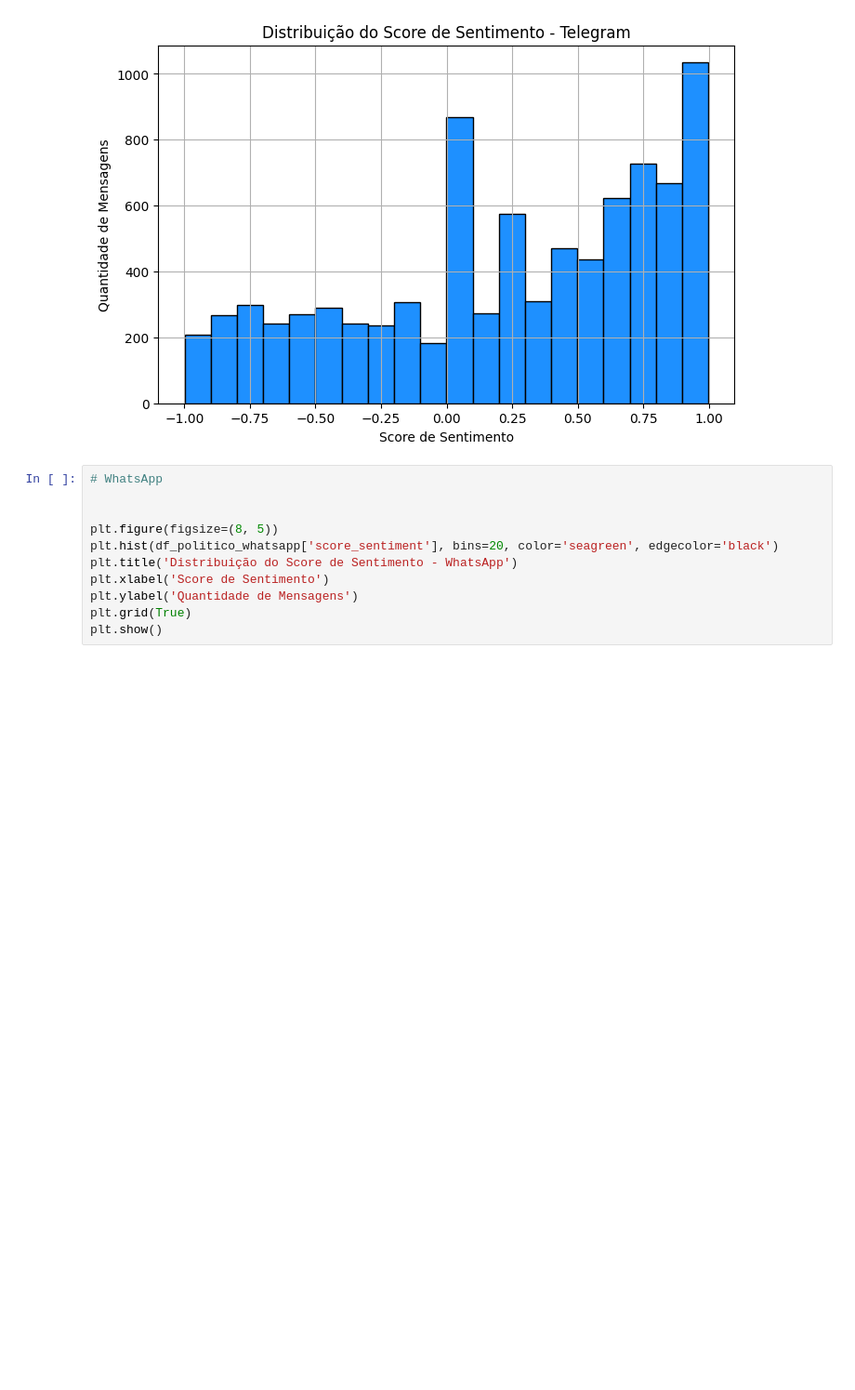
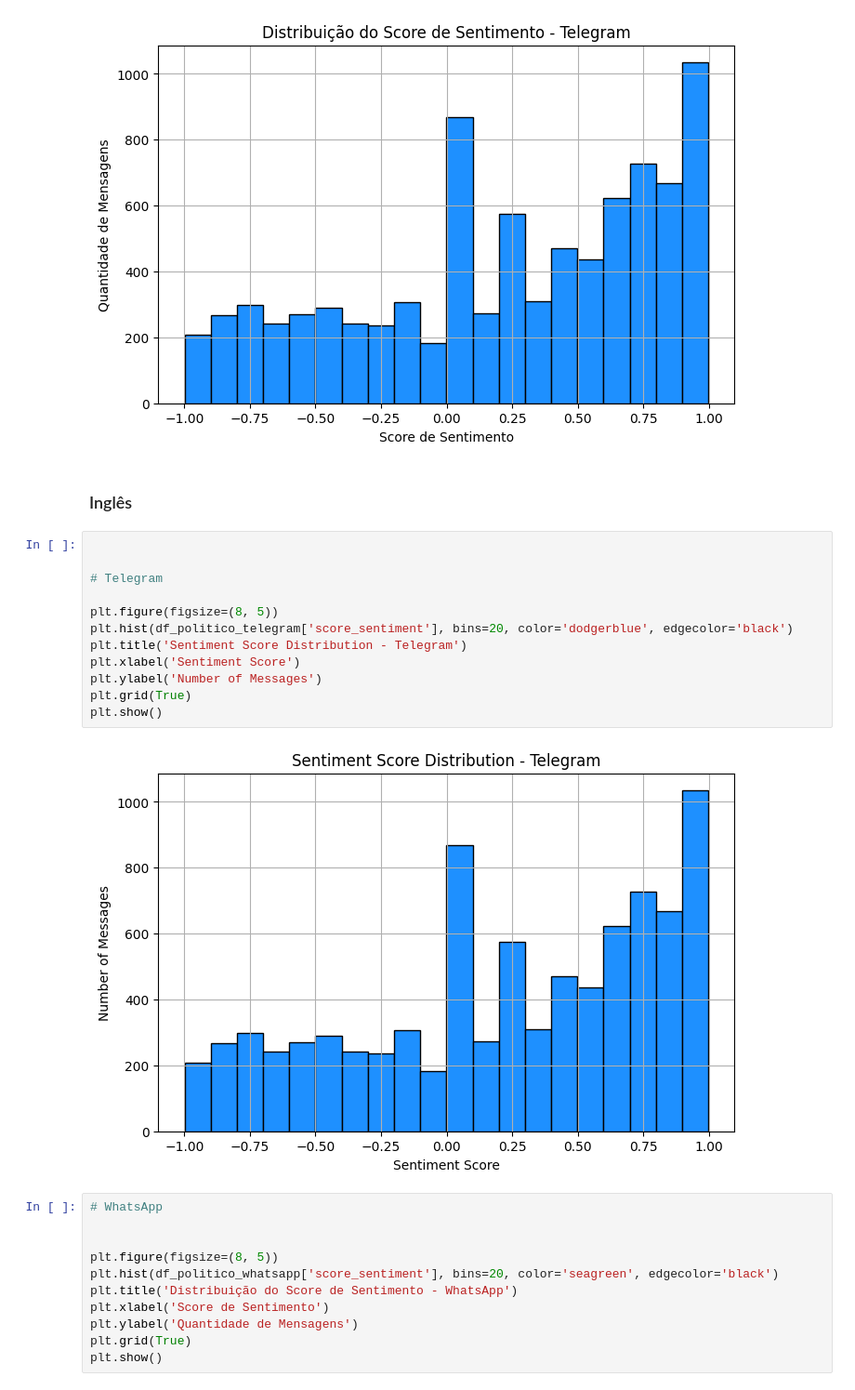
Before and after one commit to jmmfilho/fundamentalismoreligioso-whatsapp-telegram, a Jupyter notebook: notebooks/analise_dos_dados.ipynb, the cells around one changed output. Shown at 93% size. Saved outputs shown, nothing was run; the diff lists cells and outputs as text; blank space fills up the shorter version.

```diff
--- a/notebooks/analise_dos_dados.ipynb
+++ b/notebooks/analise_dos_dados.ipynb
@@ -305,6 +305,22 @@ plt.grid(True)
 plt.show()
 # %% [output]
 [figure]
+# %% [markdown]
+### Inglês
+# %%
+
+
+# Telegram
+
+plt.figure(figsize=(8, 5))
+plt.hist(df_politico_telegram['score_sentiment'], bins=20, color='dodgerblue', edgecolor='black')
+plt.title('Sentiment Score Distribution - Telegram')
+plt.xlabel('Sentiment Score')
+plt.ylabel('Number of Messages')
+plt.grid(True)
+plt.show()
+# %% [output]
+[figure, added]
 # %%
 # WhatsApp
 
```
Also changed, not shown: parts of 9 cells of this notebook, 4 other files.
